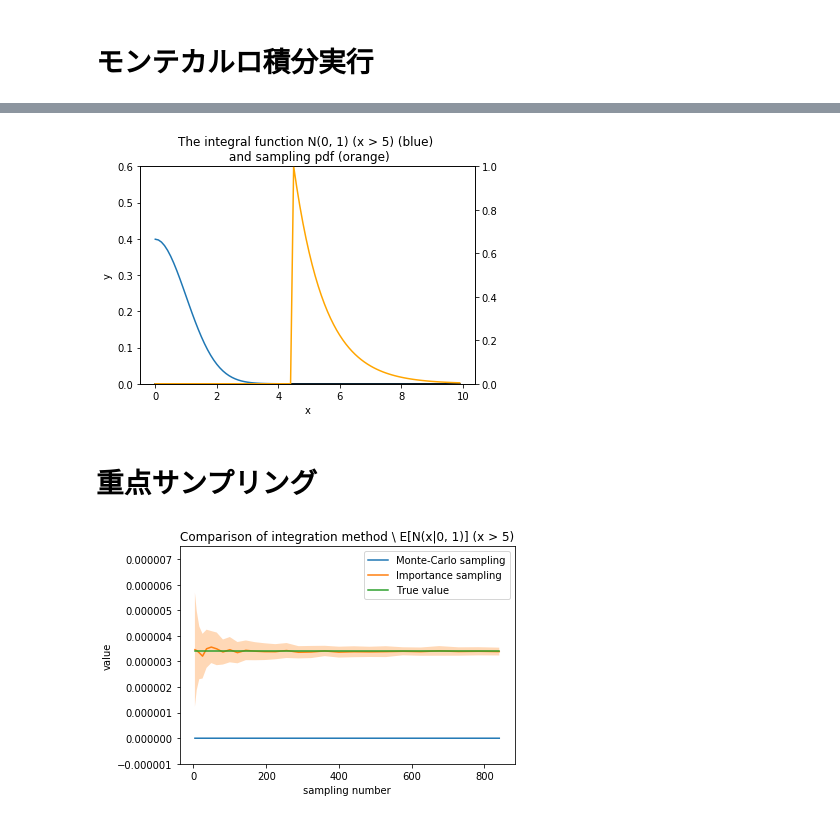
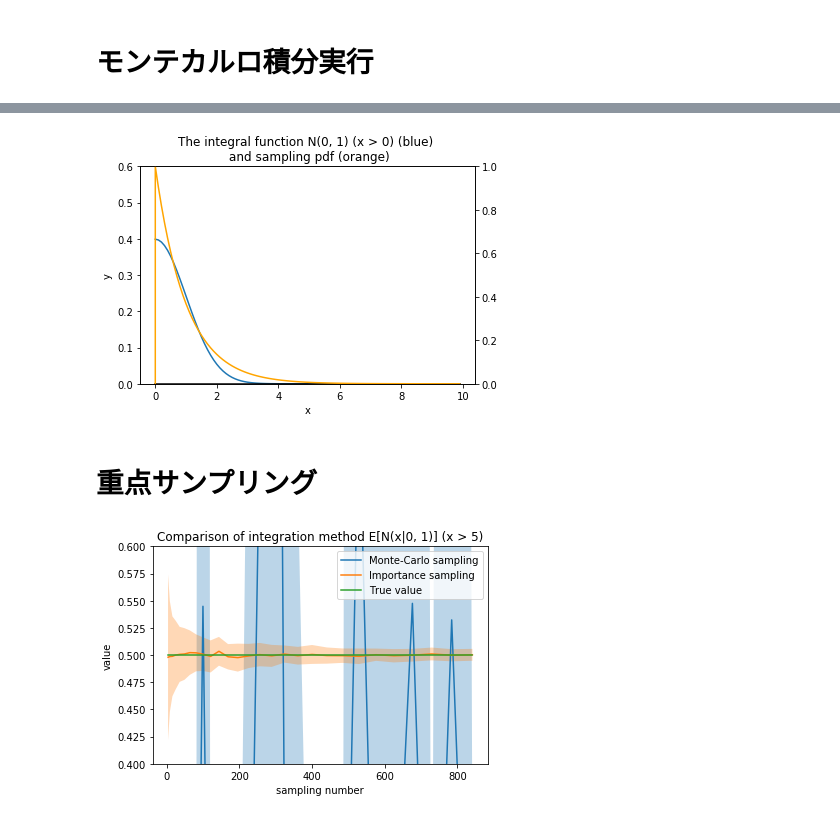
Before and after one commit to KitauraHiromi/work, a Jupyter notebook: jupyter/monte_carlo/importance_sampling.ipynb, the cells around one changed output, grey strips where cells are left out. Cells and saved outputs as stored; diff of their text form; code cells hidden in the pictures.

```diff
--- a/jupyter/monte_carlo/importance_sampling.ipynb
+++ b/jupyter/monte_carlo/importance_sampling.ipynb
@@ -44,10 +37,10 @@ def f1(x):
     return x
 
 def f2(x):
-    return scipy.stats.norm.pdf(x)
+    return 2 * scipy.stats.norm.pdf(x)
 
 vfunc1 = np.vectorize(f1)
-vfunc2 = np.vectorize(f2)
+vfunc2 = f2
 # %%
 # visuallization
 plt.subplot(121)
@@ -112,6 +105,7 @@ axes[1].set_ylabel("y")
 ax2 = axes[1].twinx()
 ax2.set_ylim([-0.1, 0.6])
 ax2.step(x, step2(x), color="orange")
+x = np.arange(-1, 1.1, 0.1)
 axes[1].fill_between(x, vfunc2(x), alpha=0.3)
 axes[1].set_ylim([-0.1, 0.6])
 
@@ -159,5 +157,8 @@ plt.show()
 # %%
-sampler3 = functools.partial(np.random.uniform, low=5, high=1e5)
-vfunc3 = scipy.stats.norm.pdf
+sampler3 = functools.partial(np.random.uniform, low=0, high=1e5)
+
+def f3(x):
+    return 1e5 * scipy.stats.norm.pdf(x)
+vfunc3 = f3
 # %%
 # visualization
@@ -182,30 +188,32 @@ plt.show()
 # %%
-rv = scipy.stats.expon(loc=4.5)
+rv = scipy.stats.expon(loc=0)
 sampler4 = rv.rvs
 
 def f4(x):
-    if x < 4.5:
+    if x < 0:
         return 0
     else:
-        return scipy.stats.norm.pdf(x) / scipy.stats.expon(loc=4.5).pdf(x)
+        return scipy.stats.norm.pdf(x) / scipy.stats.expon(loc=0).pdf(x)
 vfunc4 = np.vectorize(f4)
 # %%
 # visualization
 x = np.arange(0, 10, 0.1)
 fig, ax1 = plt.subplots()
-ax1.plot(x, vfunc2(x))
+ax1.plot(x, scipy.stats.norm.pdf(x))
 ax1.plot(x, [0]*len(x), color="black")
-ax1.set_title("The integral function N(0, 1) (x > 5) (blue) \n and sampling pdf (orange)")
+ax1.set_title("The integral function N(0, 1) (x > 0) (blue) \n and sampling pdf (orange)")
 ax1.set_xlabel("x")
 ax1.set_ylabel("y")
 ax1.set_ylim([0, 0.6])
 ax2 = ax1.twinx()
 ax2.set_ylim([0, 1])
-ax2.plot(x, rv.pdf(x), color="orange")
+y = np.append([0], rv.pdf(x))
+x = np.append([0], x)
+ax2.plot(x, y, color="orange")
 axes[1].set_ylim([-0.1, 0.6])
 plt.show()
 # %% [output]
-[figure, old version]
+[figure, new version]
 # %% [markdown]
 # 重点サンプリング
 # %%
@@ -216,17 +224,17 @@ for i, n in enumerate(N):
     ret4[i] = sampling_integration(vfunc4, sampler4, n)
 # %%
 #visualization
-plt.title("Comparison of integration method \\ E[N(x|0, 1)] (x > 5)")
+plt.title("Comparison of integration method E[N(x|0, 1)] (x > 5)")
 plt.plot(N, ret3[:, 0], label="Monte-Carlo sampling")
 plt.fill_between(N, ret3[:, 0] - ret3[:, 1], ret3[:, 0] + ret3[:, 1], alpha=0.3)
 plt.plot(N, ret4[:, 0], label="Importance sampling")
 plt.fill_between(N, ret4[:, 0] - ret4[:, 1], ret4[:, 0] + ret4[:, 1], alpha=0.3)
-result = scipy.integrate.quad(scipy.stats.norm.pdf, 4.5, np.inf)[0]
+result = scipy.integrate.quad(scipy.stats.norm.pdf, 0, np.inf)[0]
 plt.plot(N, [result]*len(N), label="True value")
 plt.legend()
 plt.xlabel("sampling number")
 plt.ylabel("value")
-plt.ylim([-1e-6, 7.5e-6])
+plt.ylim([0.4, 0.6])
 plt.show()
 # %% [output]
-[figure, old version]
+[figure, new version]
```
Also changed, not shown: parts of 10 cells of this notebook.
